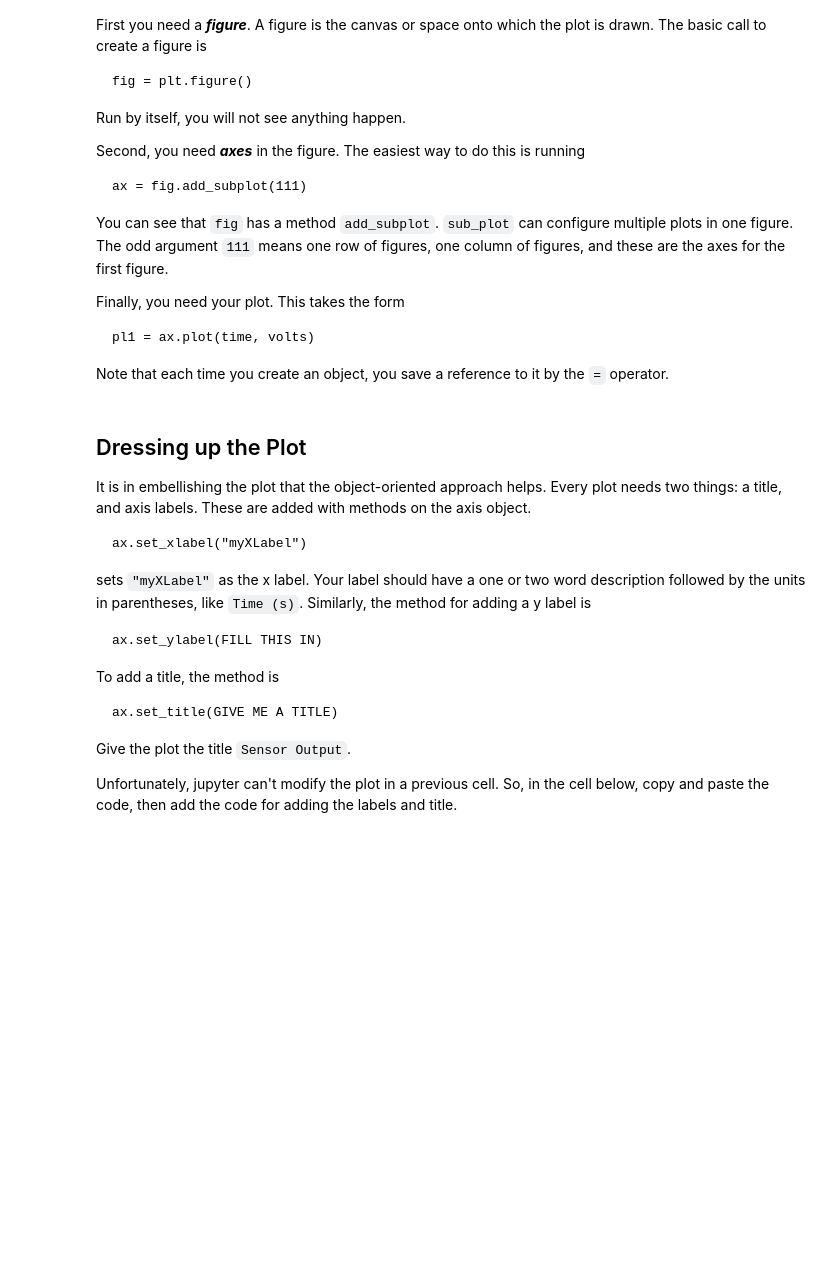
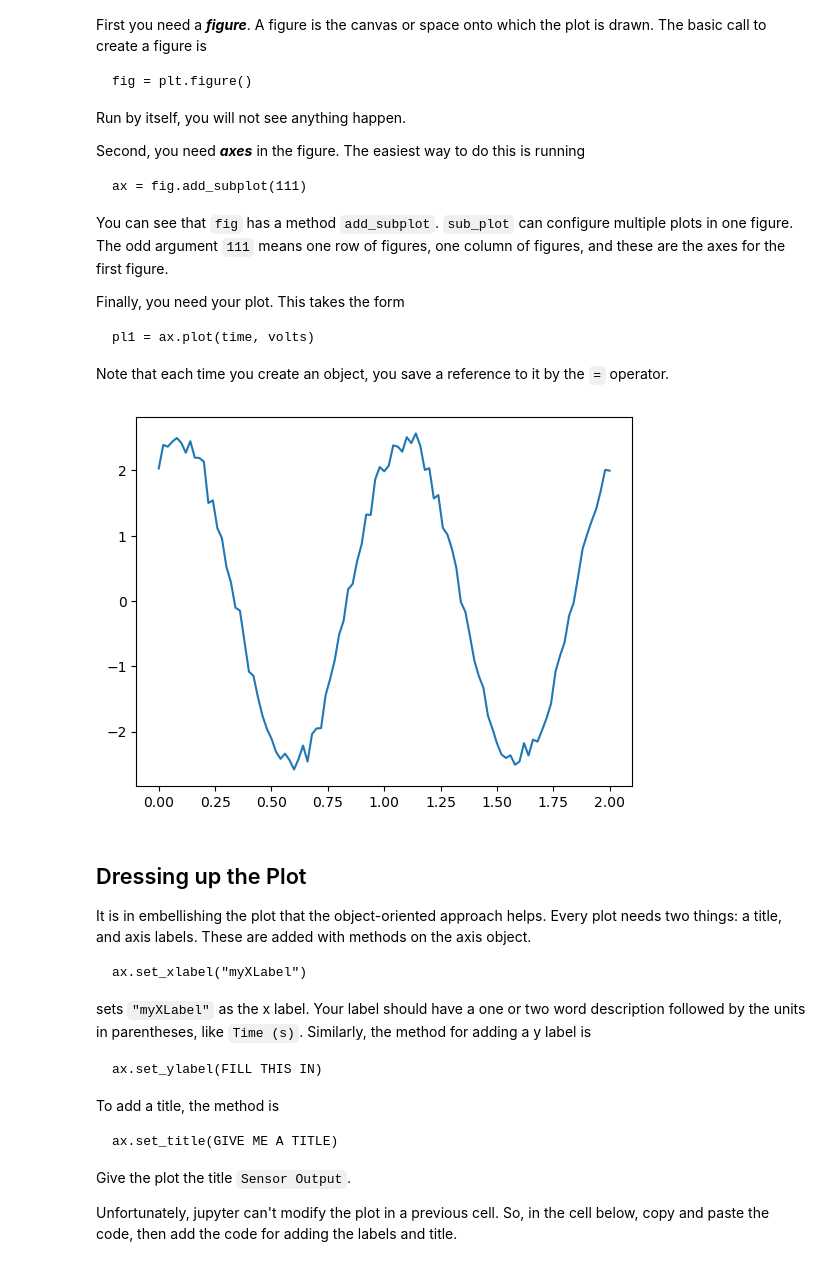
Before and after one commit to DuquesneAtomicPhysics/PythonJupyterSkills, a Jupyter notebook: Skill-05-Basic-Plotting-Student.ipynb, the cells around one changed output. Cells and saved outputs as stored; diff of their text form; code cells hidden in the pictures; blank space fills up the shorter version.

````diff
--- a/Skill-05-Basic-Plotting-Student.ipynb
+++ b/Skill-05-Basic-Plotting-Student.ipynb
@@ -48,6 +63,12 @@ Finally, you need your plot. This takes the form
 pl1 = ax.plot(time, volts)
 ```
 Note that each time you create an object, you save a reference to it by the `=` operator.
+# %%
+fig = plt.figure()
+ax = fig.add_subplot(111)
+pl1 = ax.plot(time, volts)
+# %% [output]
+[figure, added]
 # %% [markdown]
 ## Dressing up the Plot
 It is in embellishing the plot that the object-oriented approach helps. Every plot needs two things: a title, and axis labels. These are added with methods on the axis object.
````
Also changed, not shown: parts of 11 cells of this notebook.
